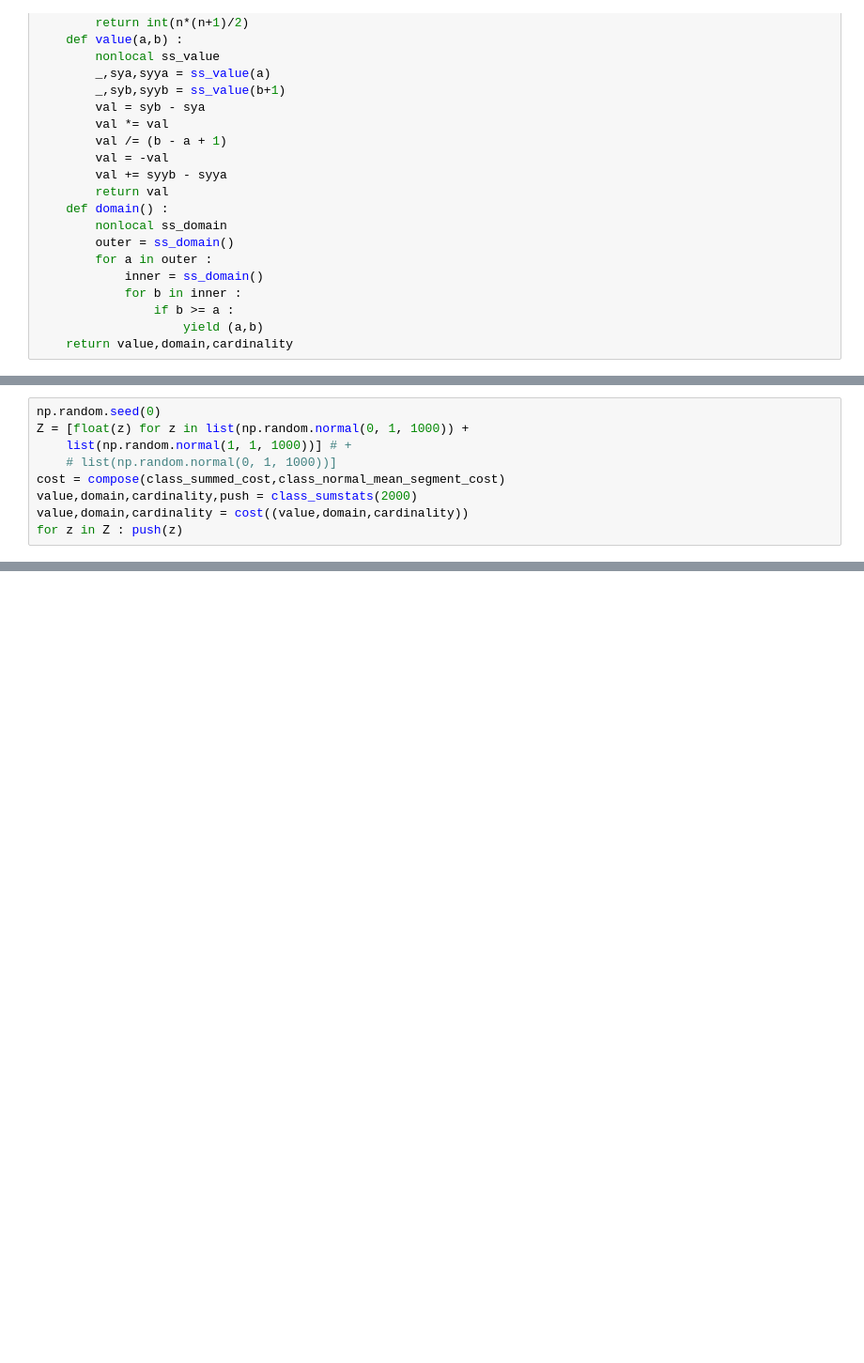
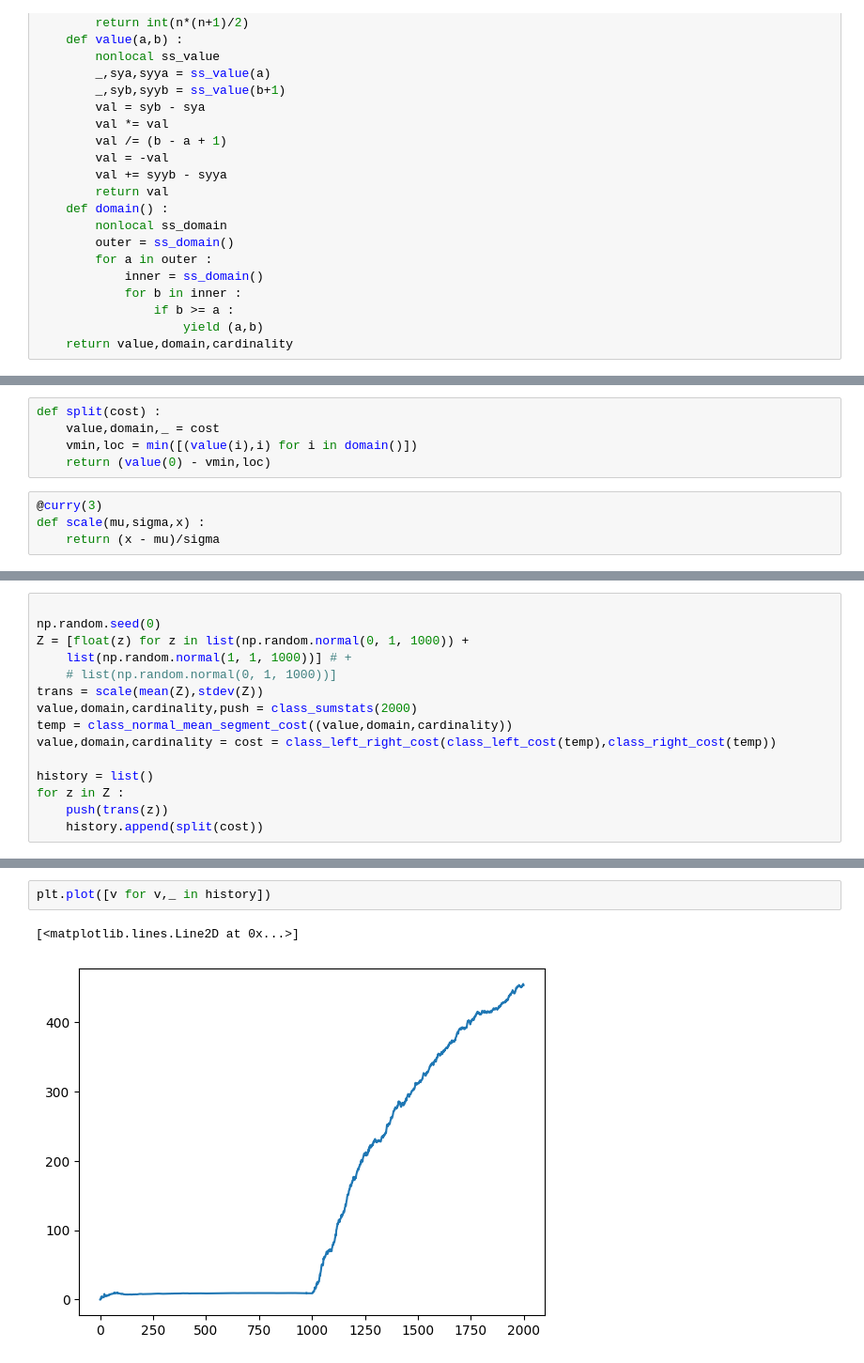
Before and after one commit to grosed/seqstats, a Jupyter notebook: notebooks/change-dection-v4.ipynb, the cells around one changed output, grey strips where cells are left out. Shown at 94% size. Cells and saved outputs as stored; diff of their text form; blank space fills up the shorter version.

```diff
--- a/notebooks/change-dection-v4.ipynb
+++ b/notebooks/change-dection-v4.ipynb
@@ -77,10 +113 @@ def class_summed_cost(segment_cost) :
     return value,domain,cardinality
-# %%
-np.random.seed(0)
-Z = [float(z) for z in list(np.random.normal(0, 1, 1000)) +
-    list(np.random.normal(1, 1, 1000))] # +
-    # list(np.random.normal(0, 1, 1000))]
-cost = compose(class_summed_cost,class_normal_mean_segment_cost)
-value,domain,cardinality,push = class_sumstats(2000)
-value,domain,cardinality = cost((value,domain,cardinality))
-for z in Z : push(z)
@@ -92,0 +114,9 @@ plt.plot(Y)
+# %%
+def split(cost) :
+    value,domain,_ = cost
+    vmin,loc = min([(value(i),i) for i in domain()])
+    return (value(0) - vmin,loc)
+# %%
+@curry(3)
+def scale(mu,sigma,x) :
+    return (x - mu)/sigma
@@ -92,0 +134,15 @@ plt.plot(Y)
+# %%
+
+np.random.seed(0)
+Z = [float(z) for z in list(np.random.normal(0, 1, 1000)) +
+    list(np.random.normal(1, 1, 1000))] # +
+    # list(np.random.normal(0, 1, 1000))]
+trans = scale(mean(Z),stdev(Z))
+value,domain,cardinality,push = class_sumstats(2000)
+temp = class_normal_mean_segment_cost((value,domain,cardinality))
+value,domain,cardinality = cost = class_left_right_cost(class_left_cost(temp),class_right_cost(temp))
+
+history = list()
+for z in Z :
+    push(trans(z))
+    history.append(split(cost))
@@ -92,0 +155,5 @@ plt.plot(Y)
+# %%
+plt.plot([v for v,_ in history])
+# %% [output]
+[<matplotlib.lines.Line2D at 0x...>]
+[figure, added]
```
Also changed, not shown: parts of 11 cells of this notebook.
